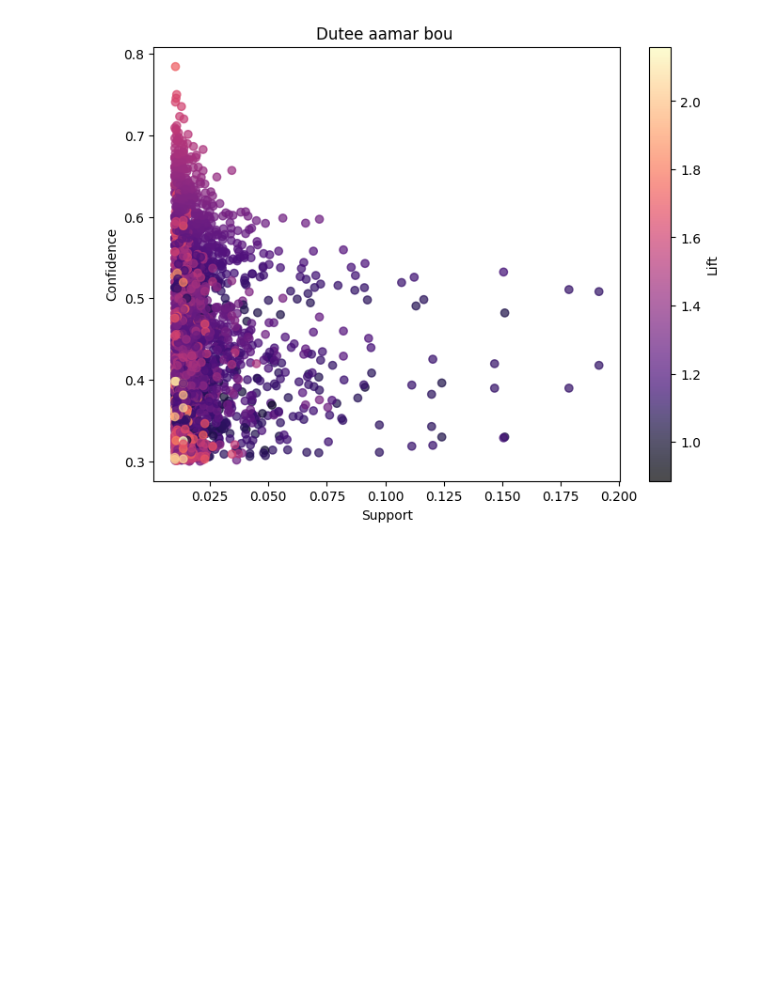
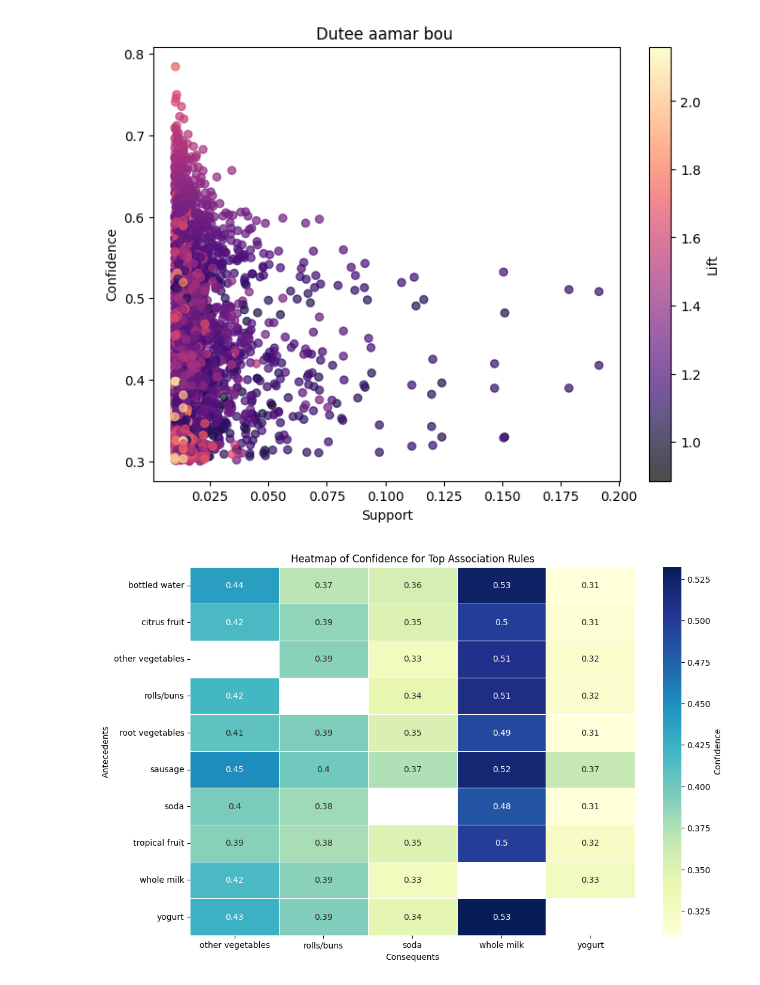
Before and after one commit to shovo896/ML_Models-, a Jupyter notebook: association.ipynb, the cells around one changed output. Cells and saved outputs as stored; diff of their text form; code cells hidden in the pictures; blank space fills up the shorter version.

```diff
--- a/association.ipynb
+++ b/association.ipynb
@@ -106,3 +106,27 @@ plt.title('Dutee aamar bou ')
 plt.show()
 # %% [output]
 [figure]
+# %%
+rules['antecedents_str'] = rules['antecedents'].apply(
+    lambda x: ', '.join(list(x)))
+rules['consequents_str'] = rules['consequents'].apply(
+    lambda x: ', '.join(list(x)))
+
+top_ants = rules.groupby('antecedents_str')['support'].sum().nlargest(10).index
+top_cons = rules.groupby('consequents_str')['support'].sum().nlargest(10).index
+
+filtered = rules[(rules['antecedents_str'].isin(top_ants)) &
+                 (rules['consequents_str'].isin(top_cons))]
+
+heatmap_data = filtered.pivot(
+    index='antecedents_str', columns='consequents_str', values='confidence')
+
+plt.figure(figsize=(12, 8))
+sns.heatmap(heatmap_data, annot=True, cmap='YlGnBu',
+            linewidths=0.5, cbar_kws={'label': 'Confidence'})
+plt.title('Heatmap of Confidence for Top Association Rules')
+plt.xlabel('Consequents')
+plt.ylabel('Antecedents')
+plt.show()
+# %% [output]
+[figure, added]
```
